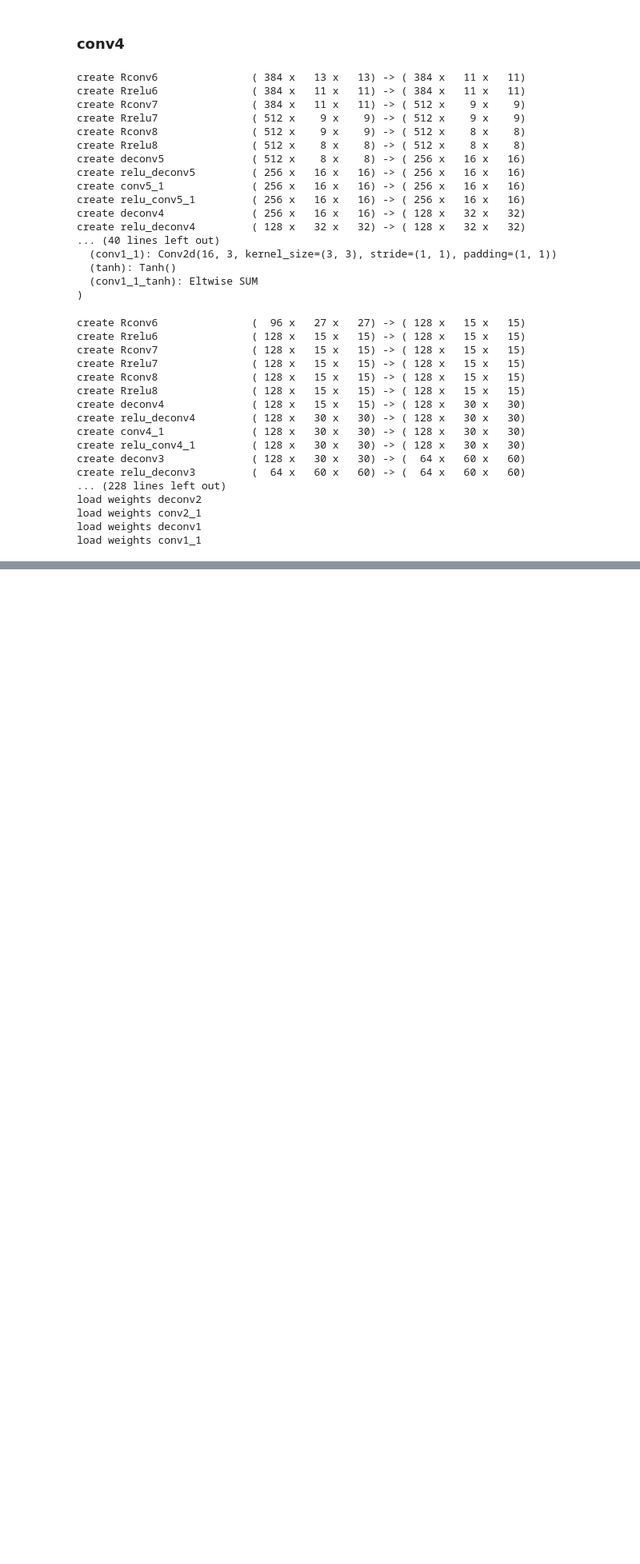
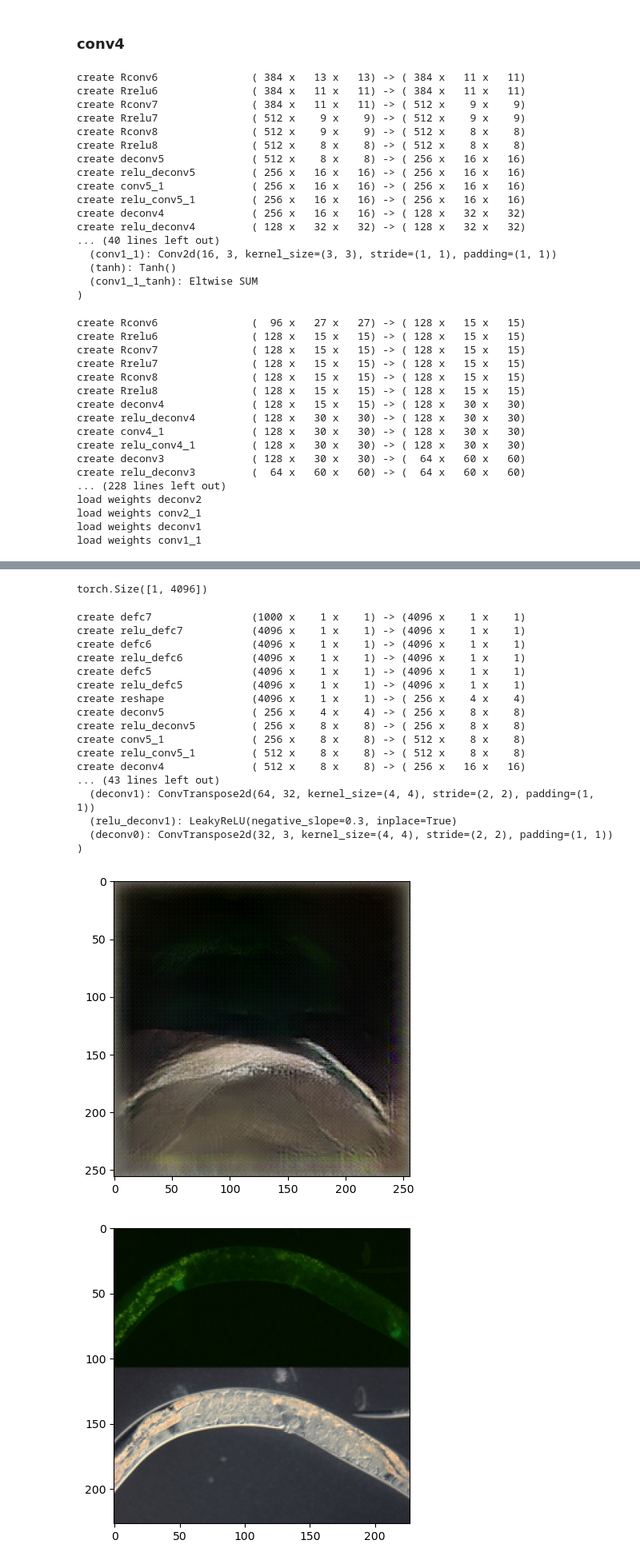
Before and after one commit to Animadversio/Visual_Neuro_InSilico_Exp, a Jupyter notebook: caffenet2torch_translate.ipynb, the cells around one changed output, grey strips where cells are left out. Shown at 80% size. Cells and saved outputs as stored; diff of their text form; code cells hidden in the pictures; blank space fills up the shorter version.

Commit message:
add caffe to torch translation pipeline and new GAN_utils

```diff
--- a/caffenet2torch_translate.ipynb
+++ b/caffenet2torch_translate.ipynb
@@ -59,6 +61,10 @@ def GAN_path(name):
         save_path = os.path.join(netsdir, r"upconv/fc6/generator_state_dict.pt")
         protofile = os.path.join(netsdir, r"upconv/fc6/generator.prototxt")
         weightfile = os.path.join(netsdir, r'upconv/fc6/generator.caffemodel')
+    elif name == "fc6_eucl":
+        save_path = os.path.join(netsdir, r"upconv/fc6_eucl/generator_state_dict.pt")
+        protofile = os.path.join(netsdir, r"upconv/fc6_eucl/generator.prototxt")
+        weightfile = os.path.join(netsdir, r'upconv/fc6_eucl/generator.caffemodel')
     elif name == "fc7":
         save_path = os.path.join(netsdir, r"upconv/fc7/generator_state_dict.pt")
         protofile = os.path.join(netsdir, r"upconv/fc7/generator.prototxt")
@@ -775,0 +567,4 @@ tensor([[[[ 1.5243e-04,  3.0583e-04,  4.4513e-06,  ...,  4.0827e-04,
+# %%
+CNN = load_caffenet()
+G = load_generator('fc7')
+G.reshape.dims = [-1, 256, 4, 4]
@@ -775,0 +589,49 @@ tensor([[[[ 1.5243e-04,  3.0583e-04,  4.4513e-06,  ...,  4.0827e-04,
+# %%
+out["fc6"].shape
+# %% [output]
+torch.Size([1, 4096])
+# %%
+# load some random image from the internet
+from PIL import Image
+imgdir = "/n/holylfs06/LABS/kempner_fellow_binxuwang/Users/binxuwang/Datasets/imagenet-valid/valid"
+img = Image.open(os.path.join(imgdir, "ILSVRC2012_val_00033050.JPEG"))
+img = img.resize((227, 227))
+img = np.array(img)
+# %%
+G = load_generator('fc8')
+G.reshape.dims = [-1, 256, 4, 4]
+RGB_mean = torch.tensor([123.0, 117.0, 104.0])
+RGB_mean = torch.reshape(RGB_mean, (1, 3, 1, 1))
+img_preproc = torch.from_numpy(img).permute(2, 0, 1).unsqueeze(0).float()
+img_preproc = (img_preproc - RGB_mean)[:, [2, 1, 0], :, :]
+out = CNN(img_preproc)
+out_recon_th = G(out["fc8"])
+raw = out_recon_th["generated"]
+scale = 1.0
+imgtsr_recon_pp = torch.clamp(raw[:, [2, 1, 0], :, :] + RGB_mean.to(raw.device), 0, 255.0) / 255.0 * scale
+# assert torch.allclose(out["generated"], out_th)
+import matplotlib.pyplot as plt
+plt.imshow(imgtsr_recon_pp[0].permute(1, 2, 0).detach().cpu().numpy())
+plt.show()
+plt.imshow(img)
+plt.show()
+# %% [output]
+create defc7                (1000 x    1 x    1) -> (4096 x    1 x    1)
+create relu_defc7           (4096 x    1 x    1) -> (4096 x    1 x    1)
+create defc6                (4096 x    1 x    1) -> (4096 x    1 x    1)
+create relu_defc6           (4096 x    1 x    1) -> (4096 x    1 x    1)
+create defc5                (4096 x    1 x    1) -> (4096 x    1 x    1)
+create relu_defc5           (4096 x    1 x    1) -> (4096 x    1 x    1)
+create reshape              (4096 x    1 x    1) -> ( 256 x    4 x    4)
+create deconv5              ( 256 x    4 x    4) -> ( 256 x    8 x    8)
+create relu_deconv5         ( 256 x    8 x    8) -> ( 256 x    8 x    8)
+create conv5_1              ( 256 x    8 x    8) -> ( 512 x    8 x    8)
+create relu_conv5_1         ( 512 x    8 x    8) -> ( 512 x    8 x    8)
+create deconv4              ( 512 x    8 x    8) -> ( 256 x   16 x   16)
+... (43 lines left out)
+  (deconv1): ConvTranspose2d(64, 32, kernel_size=(4, 4), stride=(2, 2), padding=(1, 1))
+  (relu_deconv1): LeakyReLU(negative_slope=0.3, inplace=True)
+  (deconv0): ConvTranspose2d(32, 3, kernel_size=(4, 4), stride=(2, 2), padding=(1, 1))
+)
+[figure, added]
+[figure, added]
```
Also changed, not shown: parts of 17 cells of this notebook, 1 other file.
